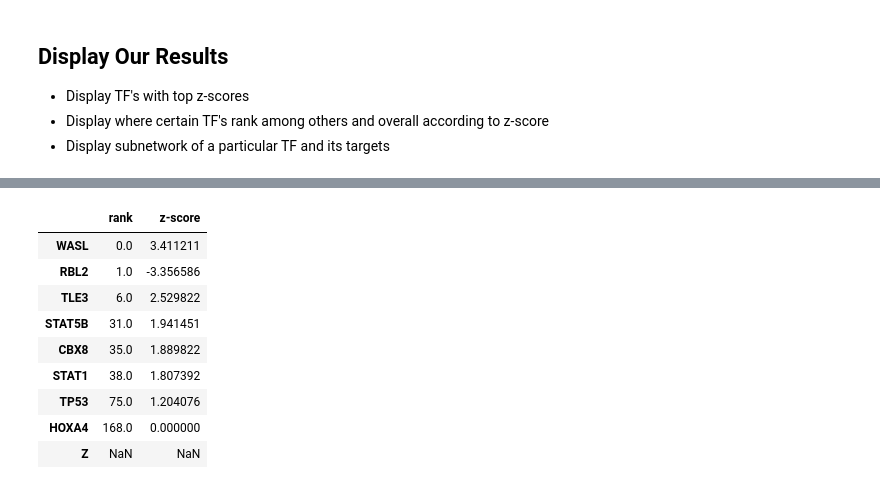
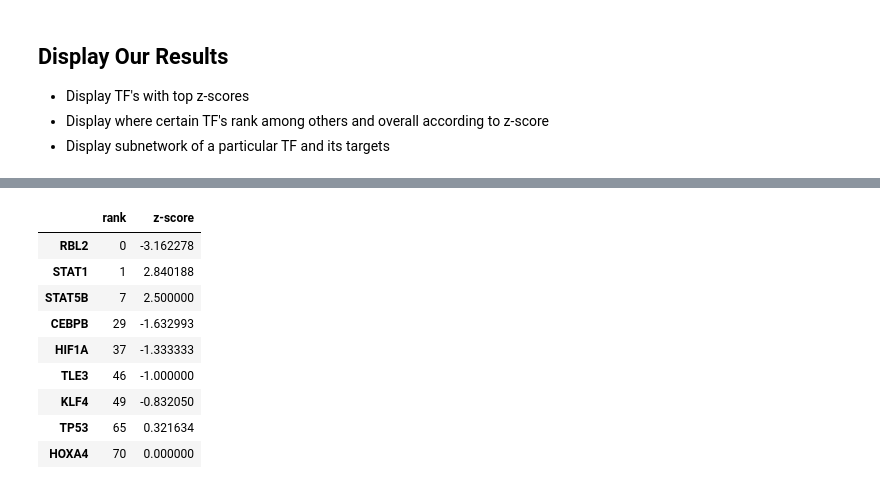
Before and after one commit to ucsd-ccbb/network_bio_toolkit, a Jupyter notebook: notebooks/URA_Arthritis.ipynb, the cells around one changed output, grey strips where cells are left out. Saved outputs shown, nothing was run; the diff lists cells and outputs as text; code cells hidden in the pictures.

```diff
--- a/notebooks/URA_Arthritis.ipynb
+++ b/notebooks/URA_Arthritis.ipynb
@@ -59,21 +64,21 @@ import visJS2jupyter.visJS_module as visJS_module
 # %%
 # transcription factors
 TF_list = create_graph.create_TF_list(slowkow_bool=True,
-                    slowkow_files=['../slowkow_databases/TRED_TF.txt',
-                                   '../slowkow_databases/ITFP_TF.txt',
-                                   '../slowkow_databases/ENCODE_TF.txt',
-                                   '../slowkow_databases/Neph2012_TF.txt',
-                                   '../slowkow_databases/TRRUST_TF.txt',
-                                   '../slowkow_databases/Marbach2016_TF.txt'],
+                    slowkow_files=['../TF_databases/slowkow_databases/TRED_TF.txt',
+                                   '../TF_databases/slowkow_databases/ITFP_TF.txt',
+                                   '../TF_databases/slowkow_databases/ENCODE_TF.txt',
+                                   '../TF_databases/slowkow_databases/Neph2012_TF.txt',
+                                   '../TF_databases/slowkow_databases/TRRUST_TF.txt',
+                                   '../TF_databases/slowkow_databases/Marbach2016_TF.txt'],
                     slowkow_sep = '\n',
                     jaspar_bool=True,
-                    jaspar_file="../jaspar_genereg_matrix.txt")
+                    jaspar_file="../TF_databases/jaspar_genereg_matrix.txt")
 print "Number of TF's: " + str(len(TF_list))
 # %% [output]
 Number of TF's: 3983
 # %%
 # background network
-filename = "../9606.protein.actions.v10.5.txt"
+filename = "../background_networks/9606.protein.actions.v10.5.txt"
 confidence_filter=400
 DG_TF, DG_universe = create_graph.load_STRING_to_digraph(filename, confidence_filter, TF_list) # supplying TF_list filters network
 print "Number of interactions: " + str(len(list(DG_TF.edges())))
@@ -96,7 +123,10 @@ Number of interactions: 28931
 # %%
 # differentially expressed genes
-DEG_filename = "DE_Coeff_OAvsNormal_OAvsNormal_20171215.csv" # must meet requirements, see Basic Example notebook
-DEG_list, DEG_to_adj_pvalue, DEG_to_updown = create_graph.create_DEG_list(DEG_filename, p_value_filter = 0.3)
-DG_TF = create_graph.add_updown_from_DEG(DG_TF, DEG_to_updown)
+DEG_filename = "../DEG_databases/DE_Coeff_OAvsNormal_OAvsNormal_20171215.csv"
+DEG_full_graph = create_DEG_full_graph(DEG_filename) # create graph of full DEG file
+DEG_list, DEG_to_adj_pvalue, DEG_to_updown = create_graph.create_DEG_list(DEG_filename,
+                                                                          p_value_filter = 0.05, # p < 0.05
+                                                                          fold_change_filter = 1) # |fld| > 1
+DG_TF = create_graph.add_updown_from_DEG(DG_TF, DEG_to_updown) # add DEG information to our background network
 print "Number of DEG's: " + str(len(DEG_list))
 # %% [output]
@@ -157,15 +289,15 @@ display(top_overall.to_frame(name = 'top z-scores'))
 # %%
 # Ranking (in this case from 0 to 168)
-genes_to_rank = ['HOXA4', 'CBX8', 'WASL','Z', 'TLE3', 'RBL2','TP53', 'STAT1', 'STAT5B']
+genes_to_rank = ['HOXA4', 'CEBPB', 'HIF1A','KLF4', 'TLE3', 'RBL2','TP53', 'STAT1', 'STAT5B']
 stat_analysis.rank_and_score_df(z_scores, genes_to_rank, act = True, abs_value = True, remove_dups=True)
 # %% [output]
 |  | rank | z-score |
-| WASL | 0.0 | 3.411211 |
-| RBL2 | 1.0 | -3.356586 |
-| TLE3 | 6.0 | 2.529822 |
-| STAT5B | 31.0 | 1.941451 |
-| CBX8 | 35.0 | 1.889822 |
-| STAT1 | 38.0 | 1.807392 |
-| TP53 | 75.0 | 1.204076 |
-| HOXA4 | 168.0 | 0.000000 |
-| Z | NaN | NaN |
+| RBL2 | 0 | -3.162278 |
+| STAT1 | 1 | 2.840188 |
+| STAT5B | 7 | 2.500000 |
+| CEBPB | 29 | -1.632993 |
+| HIF1A | 37 | -1.333333 |
+| TLE3 | 46 | -1.000000 |
+| KLF4 | 49 | -0.832050 |
+| TP53 | 65 | 0.321634 |
+| HOXA4 | 70 | 0.000000 |
```
Also changed, not shown: parts of 17 cells of this notebook, 3 other files.
